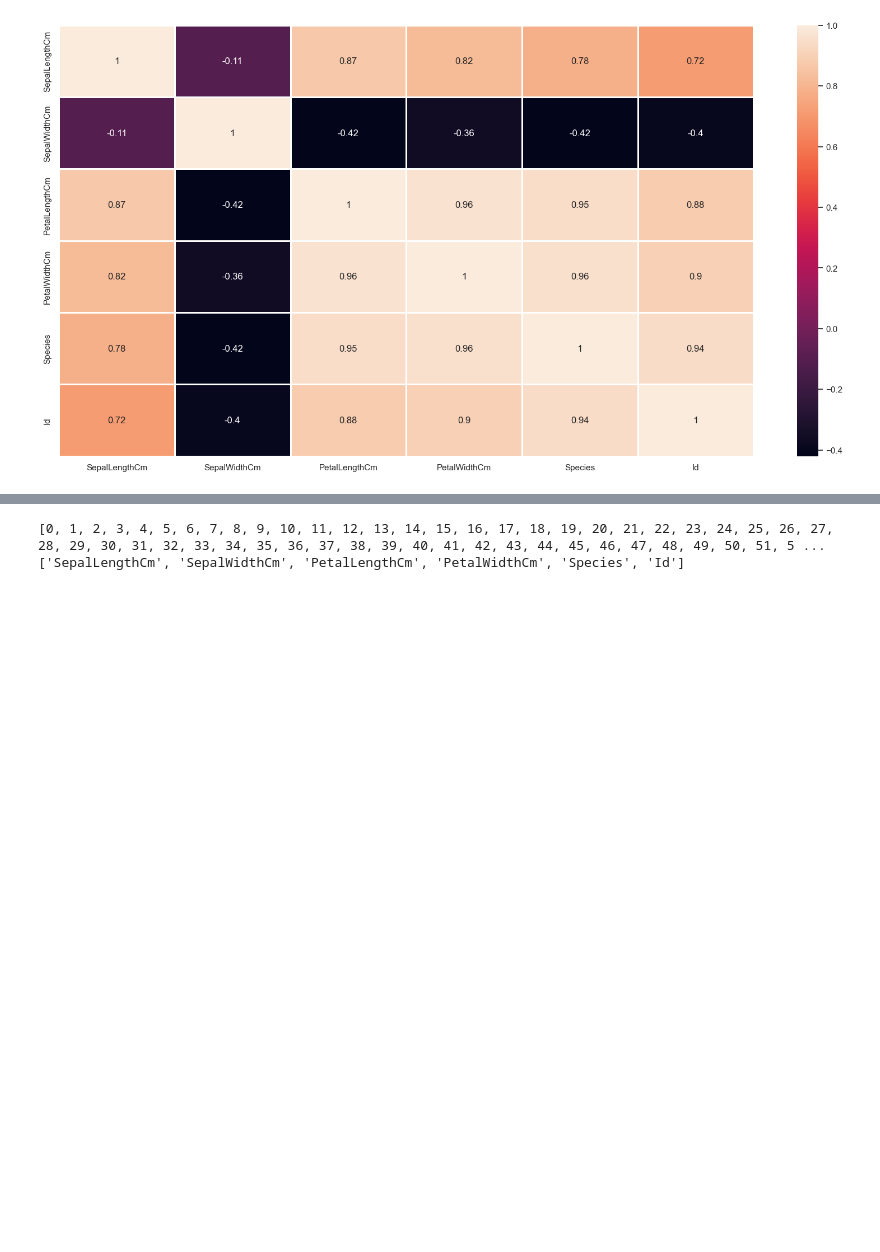
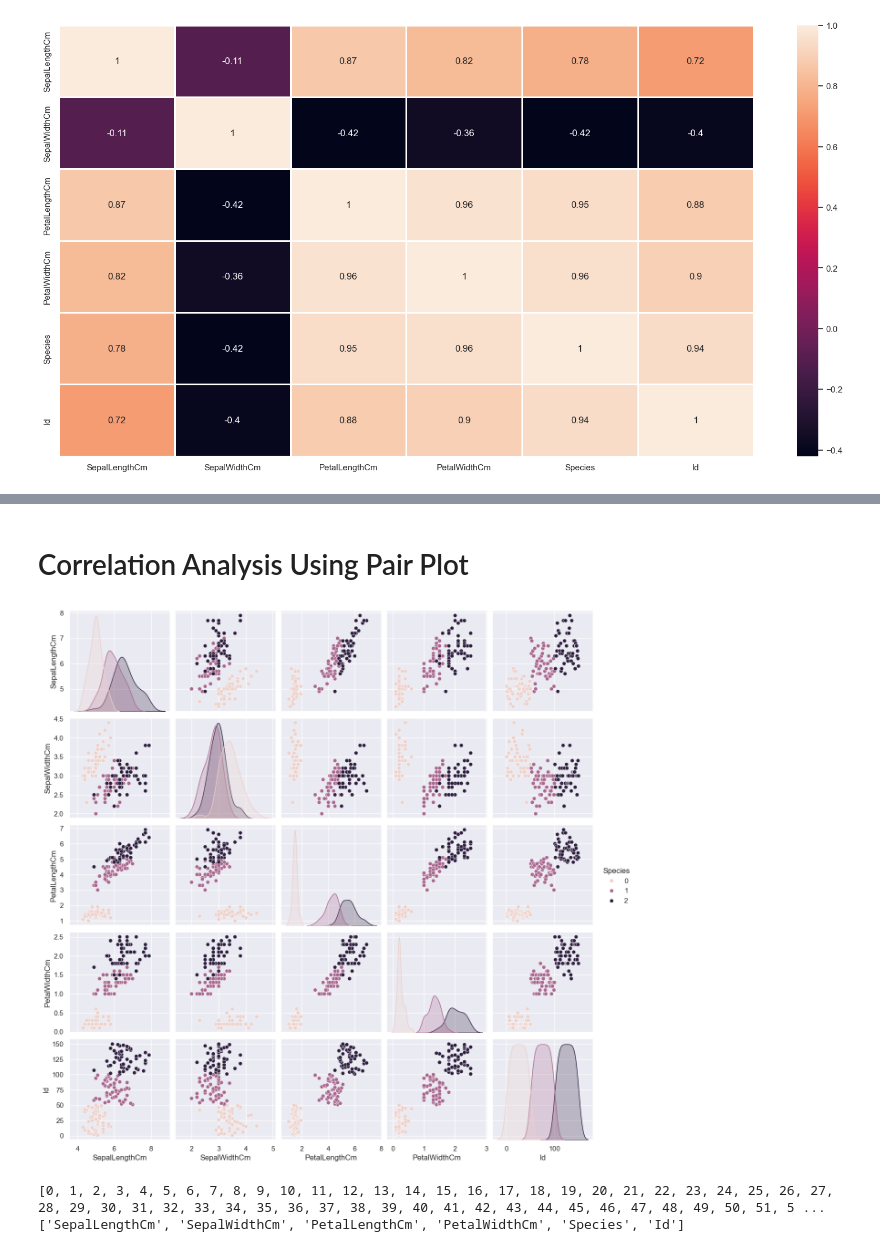
Before and after one commit to Tobilobaaxx/iris_pca_detection, a Jupyter notebook: classifieddata.ipynb, the cells around one changed output, grey strips where cells are left out. Saved outputs shown, nothing was run; the diff lists cells and outputs as text; code cells hidden in the pictures; blank space fills up the shorter version.

```diff
--- a/classifieddata.ipynb
+++ b/classifieddata.ipynb
@@ -123,3 +121,10 @@ plt.show()
+# %% [markdown]
+# Correlation Analysis Using Pair Plot
+# %%
+sns.pairplot(df, hue='Species')
+plt.show ()
+# %% [output]
+[figure, added]
 # %%
 X = df.iloc[:,0:7]
 target = df['Species'].to_numpy()
```
Also changed, not shown: parts of 8 cells of this notebook.
